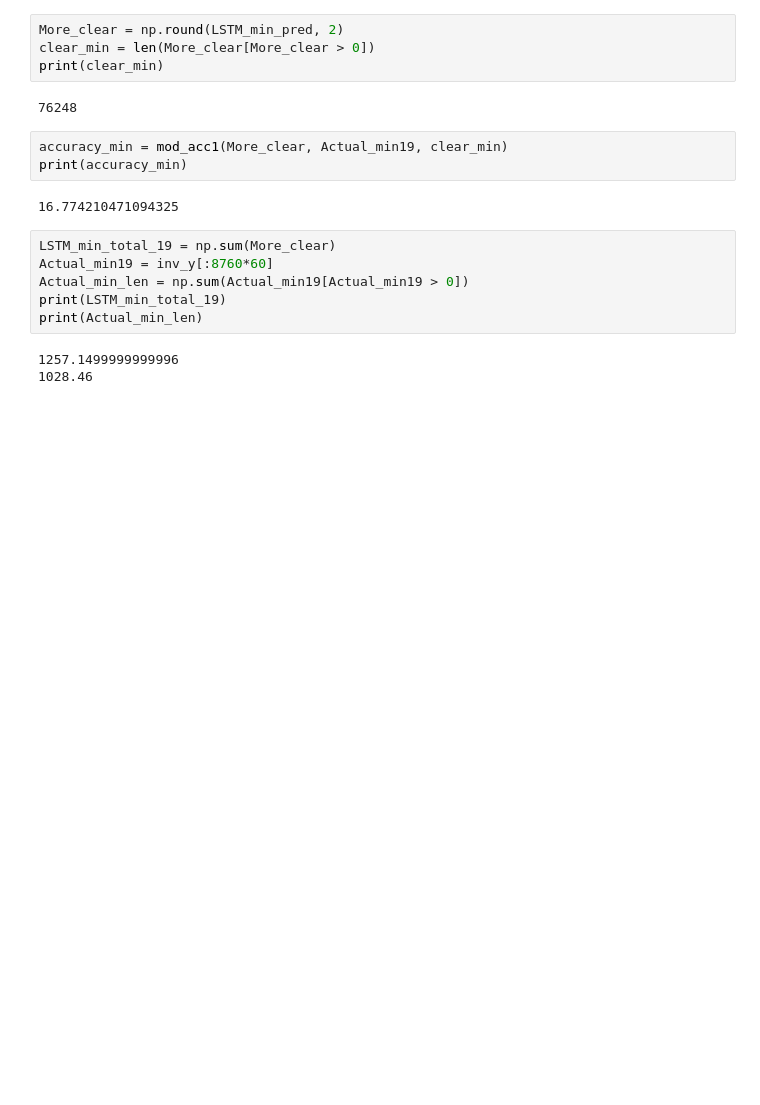
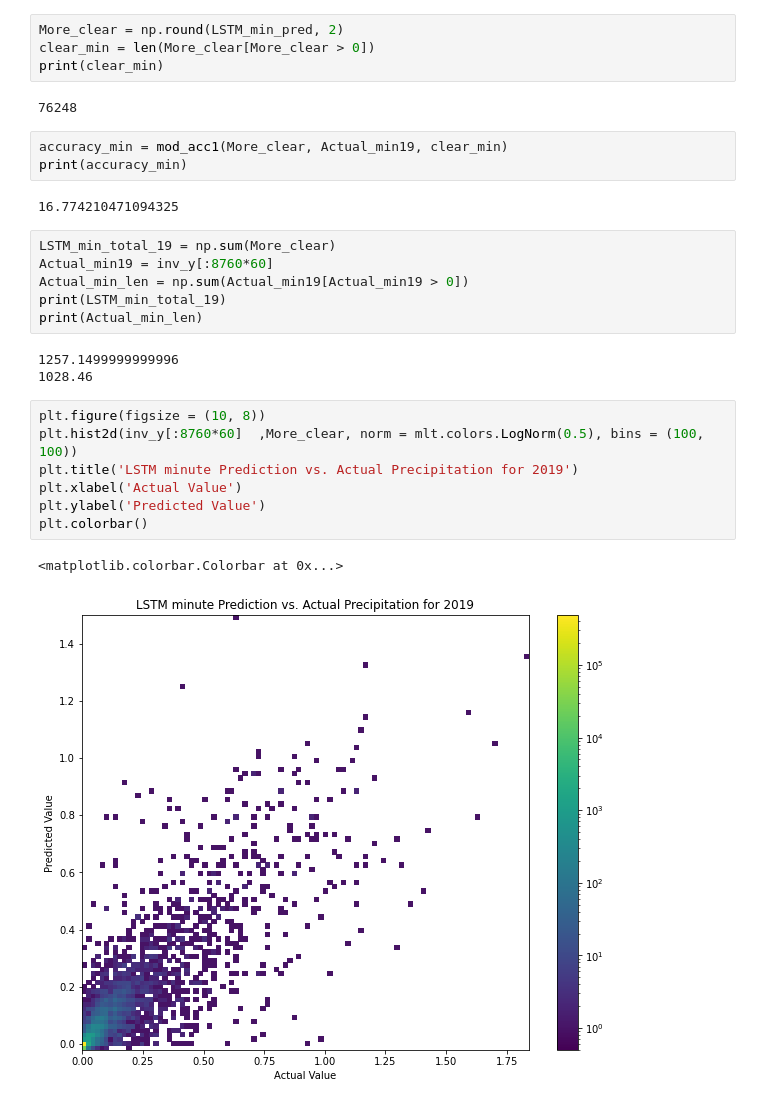
Before and after one commit to zhangt3-e/senior_thesis, a Jupyter notebook: Code/LSTM.ipynb, the cells around one changed output. Saved outputs shown, nothing was run; the diff lists cells and outputs as text; blank space fills up the shorter version.

Commit message:
More figures and writing

```diff
--- a/Code/LSTM.ipynb
+++ b/Code/LSTM.ipynb
@@ -475,3 +475,13 @@ print(Actual_min_len)
 # %% [output]
 1257.1499999999996
 1028.46
+# %%
+plt.figure(figsize = (10, 8))
+plt.hist2d(inv_y[:8760*60]  ,More_clear, norm = mlt.colors.LogNorm(0.5), bins = (100, 100))
+plt.title('LSTM minute Prediction vs. Actual Precipitation for 2019')
+plt.xlabel('Actual Value')
+plt.ylabel('Predicted Value')
+plt.colorbar()
+# %% [output]
+<matplotlib.colorbar.Colorbar at 0x...>
+[figure, added]
```
Also changed, not shown: parts of 1 cell of this notebook, 6 other files.
